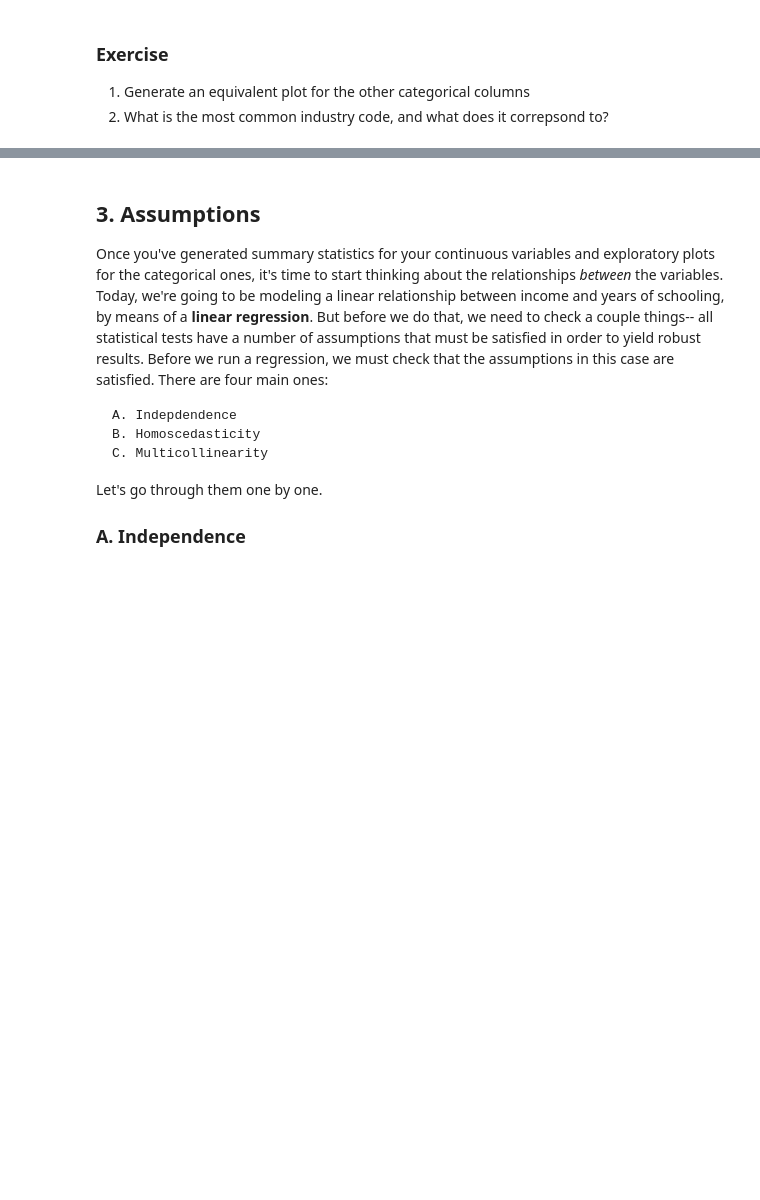
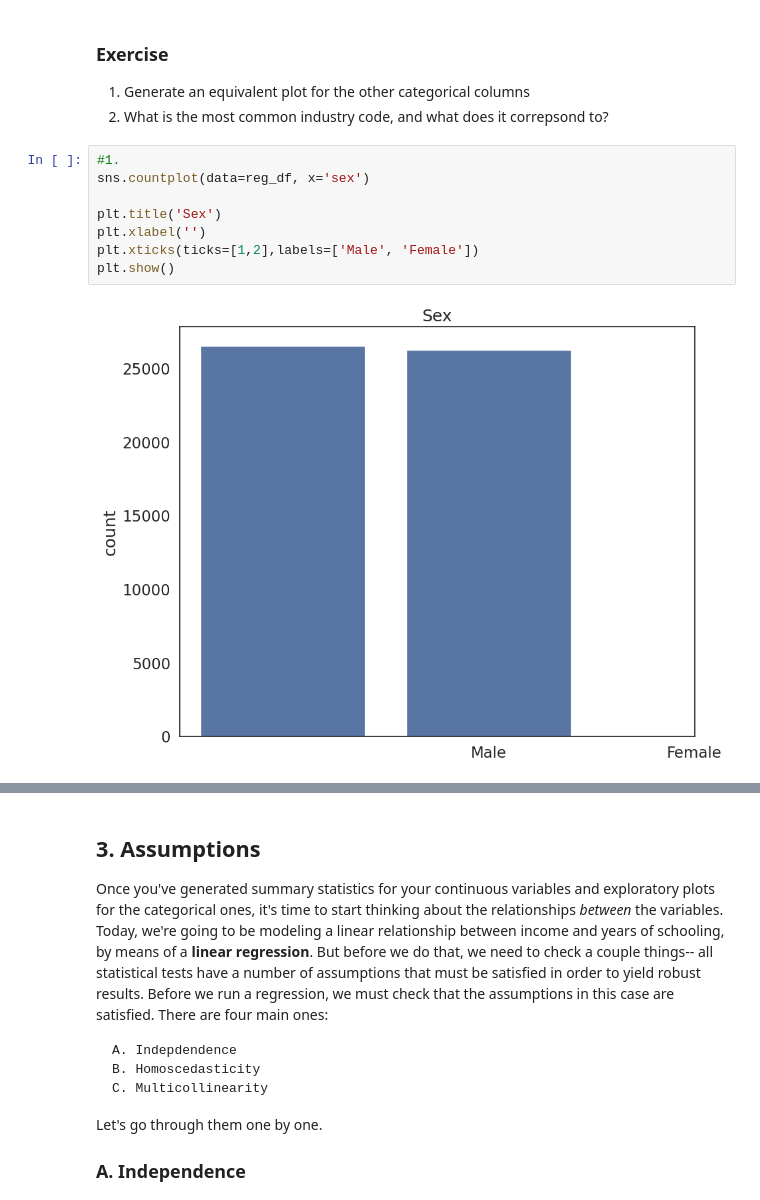
Before and after one commit to Alison339/QM2-1, a Jupyter notebook: notebooks/W07. Linear Regression.ipynb, the cells around one changed output, grey strips where cells are left out. Saved outputs shown, nothing was run; the diff lists cells and outputs as text; blank space fills up the shorter version.

```diff
--- a/notebooks/W07. Linear Regression.ipynb
+++ b/notebooks/W07. Linear Regression.ipynb
@@ -160,3 +161,13 @@ plt.show() # show the plot
 
 1. Generate an equivalent plot for the other categorical columns
 2. What is the most common industry code, and what does it correpsond to?
+# %%
+#1.
+sns.countplot(data=reg_df, x='sex')
+
+plt.title('Sex')
+plt.xlabel('')
+plt.xticks(ticks=[1,2],labels=['Male', 'Female'])
+plt.show()
+# %% [output]
+[figure, added]
```
Also changed, not shown: parts of 19 cells of this notebook.
